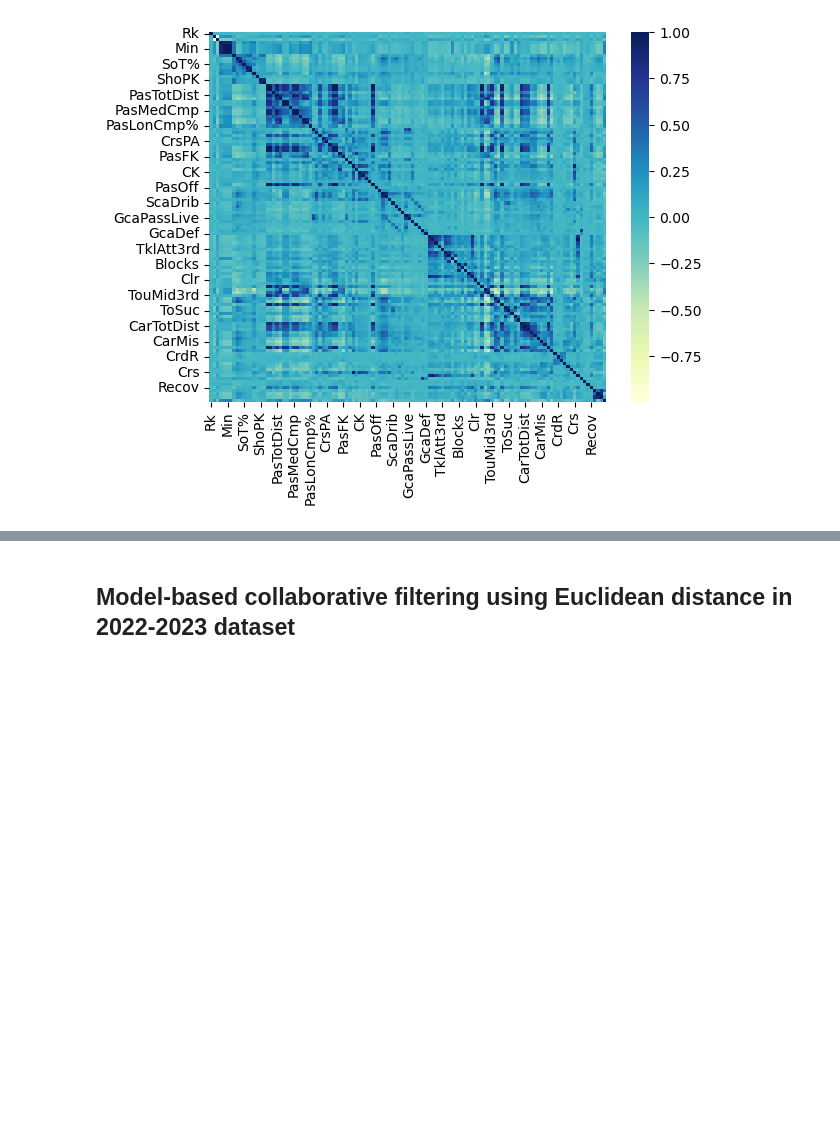
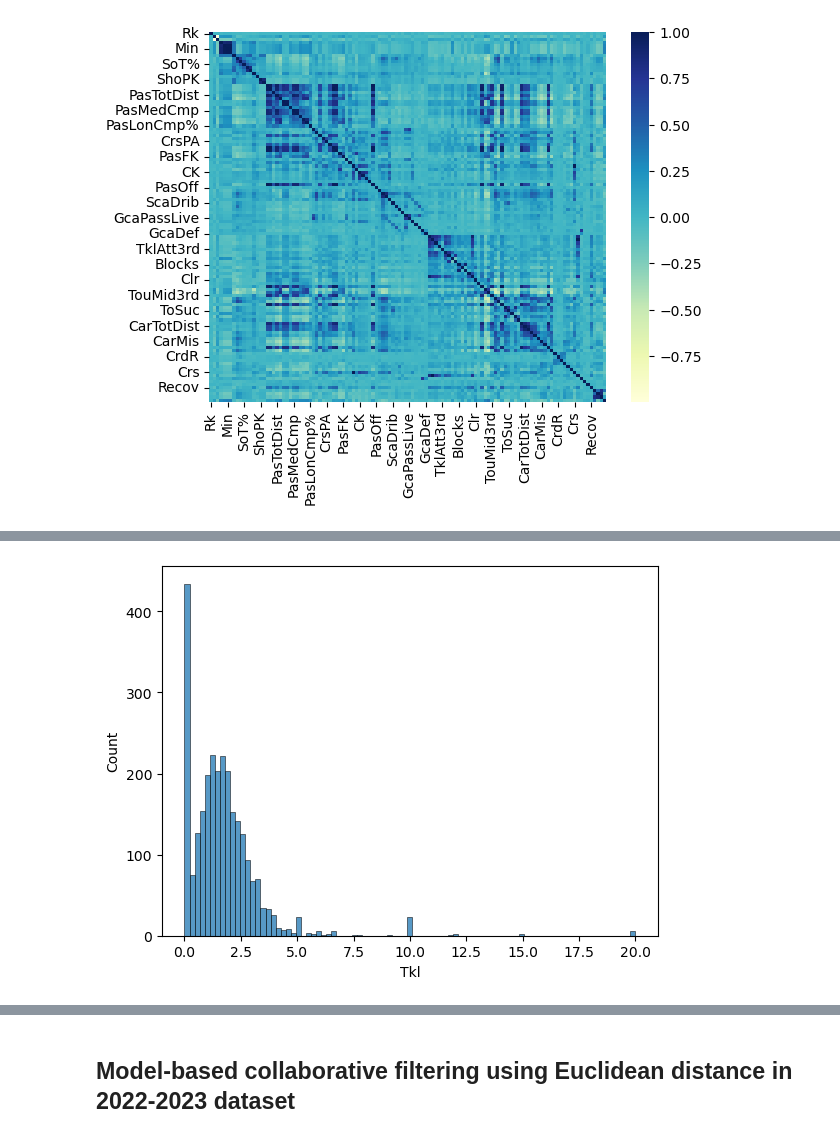
Before and after one commit to UrekMinhzino/Football-Player-Recommender-System, a Jupyter notebook: VanDick_replacement.ipynb, the cells around one changed output, grey strips where cells are left out. Drawn from its saved outputs; the diff is of its cells as text; code cells hidden in the pictures; blank space fills up the shorter version.

```diff
--- a/VanDick_replacement.ipynb
+++ b/VanDick_replacement.ipynb
@@ -104,0 +129,7 @@ Length: 133, dtype: int64
+# %%
+#Check the distribution of Tkl using a histogram
+sns.histplot(df['Tkl'])
+plt.xlabel('Tkl')
+plt.show()
+# %% [output]
+[figure, added]
```
Also changed, not shown: parts of 19 cells of this notebook.
